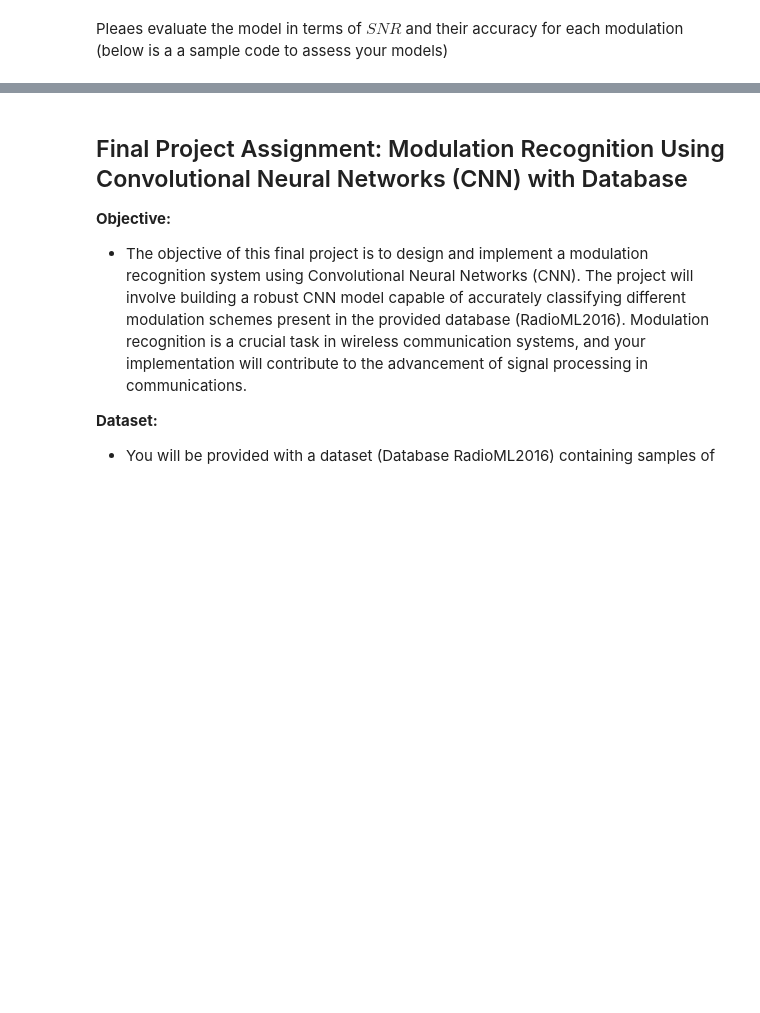
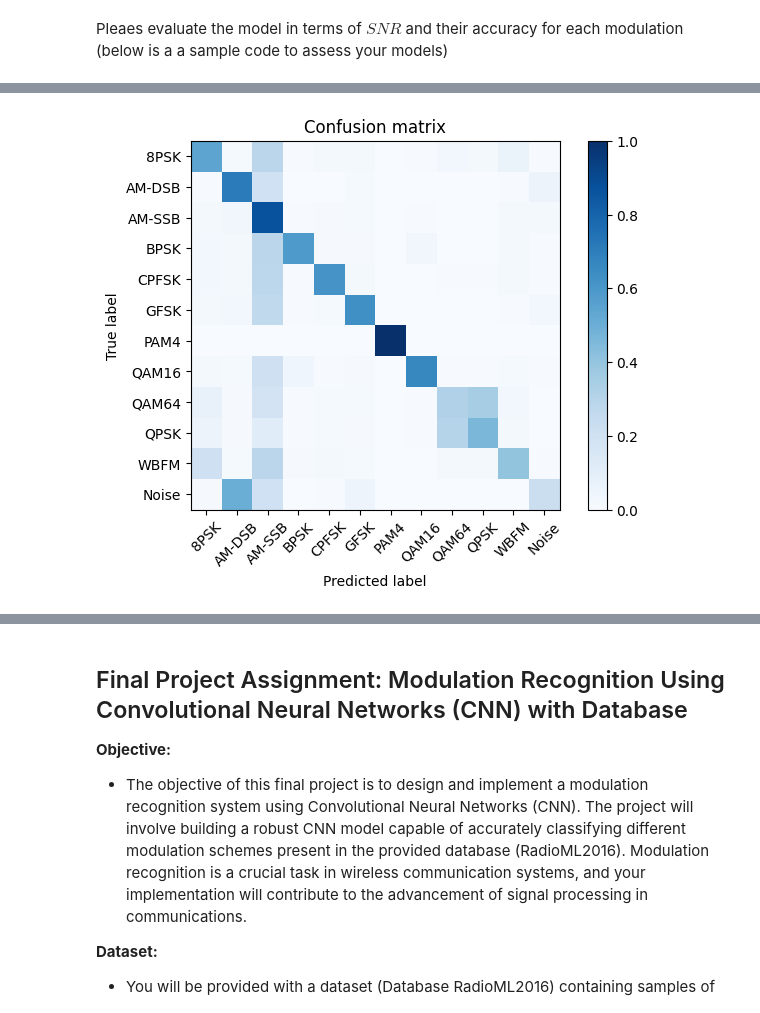
Before and after one commit to felix018/project_signal, a Jupyter notebook: Local_FinalProject_TS3_RadioML_2023_2.ipynb, the cells around one changed output, grey strips where cells are left out. Saved outputs shown, nothing was run; the diff lists cells and outputs as text; code cells hidden in the pictures; blank space fills up the shorter version.

```diff
--- a/Local_FinalProject_TS3_RadioML_2023_2.ipynb
+++ b/Local_FinalProject_TS3_RadioML_2023_2.ipynb
@@ -495,25 +666,13 @@ Pleaes evaluate the model in terms of $SNR$ and their accuracy for each modulati
 # %%
 # Plot confusion matrix
-acc = {}
-for snr in snrs:
-
-  # extract classes @ SNR
-  test_SNRs = map(lambda x: int(lbl[x][1]), test_idx)
-  test_X_i = X_test[np.where(np.array(test_SNRs)==snr)]
-  test_Y_i = Y_test[np.where(np.array(test_SNRs)==snr)]
-  # estimate classes
-  test_Y_i_hat = model.predict(test_X_i)
-  conf = np.zeros([len(classes),len(classes)])
-  confnorm = np.zeros([len(classes),len(classes)])
-  for i in range(0,test_X_i.shape[0]):
-      j = list(test_Y_i[i,:]).index(1)
-      k = int(np.argmax(test_Y_i_hat[i,:]))
-      conf[j,k] = conf[j,k] + 1
-  for i in range(0,len(classes)):
-      confnorm[i,:] = conf[i,:] / np.sum(conf[i,:])
-  plt.figure()
-  plot_confusion_matrix(confnorm, labels=classes, title="ConvNet Confusion Matrix (SNR=%d)"%(snr))
-  cor = np.sum(np.diag(conf))
-  ncor = np.sum(conf) - cor
-  print("Overall Accuracy for SNR {}: {}".format(snr, cor / (cor+ncor)))
-  acc[snr] = 1.0*cor/(cor+ncor)
+test_Y_hat = model2.predict(X_test, batch_size=batch_size)
+conf = np.zeros([len(classes),len(classes)])
+confnorm = np.zeros([len(classes),len(classes)])
+for i in range(0,X_test.shape[0]):
+    j = list(Y_test[i,:]).index(1)
+    k = int(np.argmax(test_Y_hat[i,:]))
+    conf[j,k] = conf[j,k] + 1
+for i in range(0,len(classes)):
+    confnorm[i,:] = conf[i,:] / np.sum(conf[i,:])
+plot_confusion_matrix(confnorm, labels=classes)
+# %% [output]
@@ -519,0 +680 @@ for snr in snrs:
+[figure, added]
```
Also changed, not shown: parts of 29 cells of this notebook.
